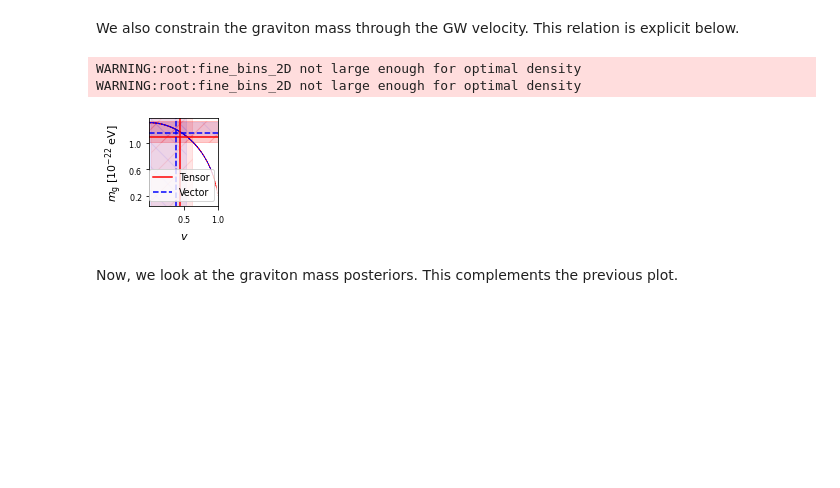
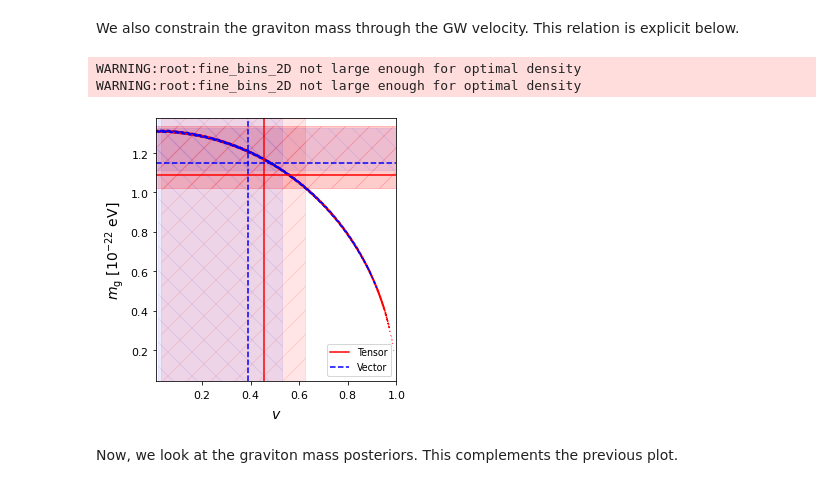
Before and after one commit to reggiebernardo/PTAfast, a Jupyter notebook: app1_subluminal_gws/subluminalgws.ipynb, the cells around one changed output. Drawn from its saved outputs; the diff is of its cells as text; code cells hidden in the pictures; blank space fills up the shorter version.

```diff
--- a/app1_subluminal_gws/subluminalgws.ipynb
+++ b/app1_subluminal_gws/subluminalgws.ipynb
@@ -195,40 +186,40 @@ plt.show()
 # %% [markdown]
 We also constrain the graviton mass through the GW velocity. This relation is explicit below.
 # %%
-g = gdplt.get_subplot_plotter()
+g = gdplt.get_subplot_plotter(width_inch = 4.5)
 g.plot_2d([gdsamples_1, gdsamples_4], ['v', 'mg'], \
           colors = ['red', 'blue'], ls = ['-', '--'])
 
 # tensor stats
 plt.axvline(stats_1.parWithName('v').mean, \
             color = 'red', ls = '-', lw = 1.5, label = 'Tensor')
 plt.axvspan(stats_1.parWithName('v').limits[0].lower, \
             stats_1.parWithName('v').limits[0].upper, \
             alpha = 0.1, color = 'red', hatch = '/')
 g.add_y_marker(stats_1.parWithName('mg').mean, ls = '-', lw = 1.5, color = 'red')
 plt.fill_between(np.linspace(0, 1, 50), \
                  [stats_1.parWithName('mg').limits[0].lower]*50, \
                  [stats_1.parWithName('mg').limits[0].upper]*50, \
                  alpha = 0.2, color = 'red', hatch = '/')
 
 # vector stats
 plt.axvline(stats_4.parWithName('v').mean, \
             color = 'blue', ls = '--', lw = 1.5, label = 'Vector')
 plt.axvspan(stats_4.parWithName('v').limits[0].lower, \
             stats_4.parWithName('v').limits[0].upper, \
             alpha = 0.07, color = 'blue', hatch = '\\')
 g.add_y_marker(stats_4.parWithName('mg').mean, ls = '--', lw = 1.5, color = 'blue')
 plt.fill_between(np.linspace(0, 1, 50), \
                  [stats_4.parWithName('mg').limits[0].lower]*50, \
                  [stats_4.parWithName('mg').limits[0].upper]*50, \
                  alpha = 0.07, color = 'blue', hatch = '\\')
 
 plt.legend(loc = 'lower right', prop = {'size': 9.5})
 plt.show()
 # %% [output]
 WARNING:root:fine_bins_2D not large enough for optimal density
 WARNING:root:fine_bins_2D not large enough for optimal density
-[figure, old version]
+[figure, new version]
 # %% [markdown]
 Now, we look at the graviton mass posteriors. This complements the previous plot.
 # %%
```
Also changed, not shown: parts of 1 cell of this notebook.
